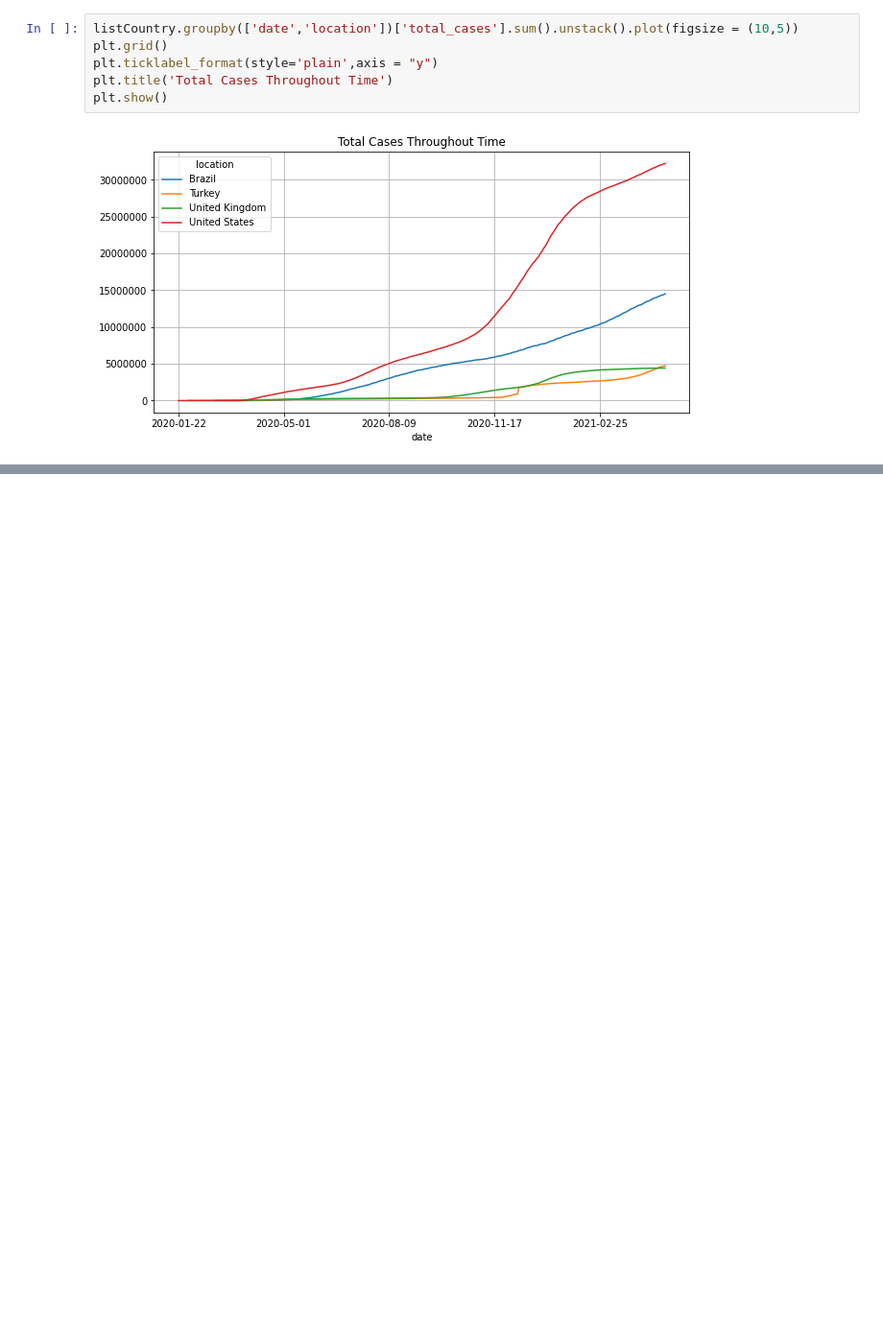
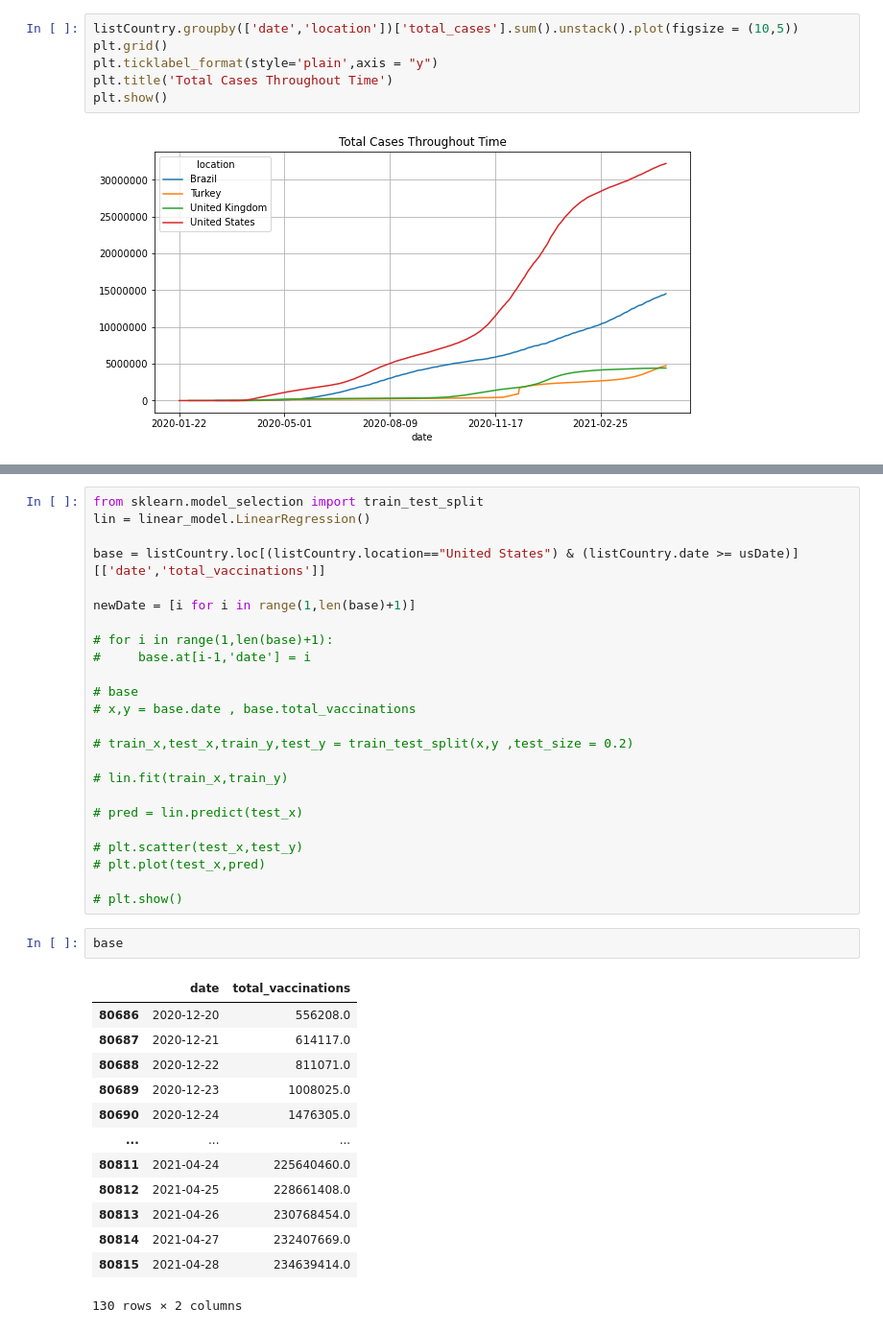
Before and after one commit to patrickamadeus/covid, a Jupyter notebook: covid.ipynb, the cells around one changed output, grey strips where cells are left out. Shown at 96% size. Drawn from its saved outputs; the diff is of its cells as text; blank space fills up the shorter version.

```diff
--- a/covid.ipynb
+++ b/covid.ipynb
@@ -212,0 +238,40 @@ Kesimpulannya adalah program vaksinasi di US, UK , dan Turkey berhasil dan cende
+# %%
+from sklearn.model_selection import train_test_split
+lin = linear_model.LinearRegression()
+
+base = listCountry.loc[(listCountry.location=="United States") & (listCountry.date >= usDate)][['date','total_vaccinations']]
+
+newDate = [i for i in range(1,len(base)+1)]
+
+# for i in range(1,len(base)+1):
+#     base.at[i-1,'date'] = i
+
+# base
+# x,y = base.date , base.total_vaccinations
+
+# train_x,test_x,train_y,test_y = train_test_split(x,y ,test_size = 0.2)
+
+# lin.fit(train_x,train_y)
+
+# pred = lin.predict(test_x)
+
+# plt.scatter(test_x,test_y)
+# plt.plot(test_x,pred)
+
+# plt.show()
+# %%
+base
+# %% [output]
+|  | date | total_vaccinations |
+| 80686 | 2020-12-20 | 556208.0 |
+| 80687 | 2020-12-21 | 614117.0 |
+| 80688 | 2020-12-22 | 811071.0 |
+| 80689 | 2020-12-23 | 1008025.0 |
+| 80690 | 2020-12-24 | 1476305.0 |
+| ... | ... | ... |
+| 80811 | 2021-04-24 | 225640460.0 |
+| 80812 | 2021-04-25 | 228661408.0 |
+| 80813 | 2021-04-26 | 230768454.0 |
+| 80814 | 2021-04-27 | 232407669.0 |
+| 80815 | 2021-04-28 | 234639414.0 |
+130 rows × 2 columns
```
Also changed, not shown: parts of 12 cells of this notebook.
